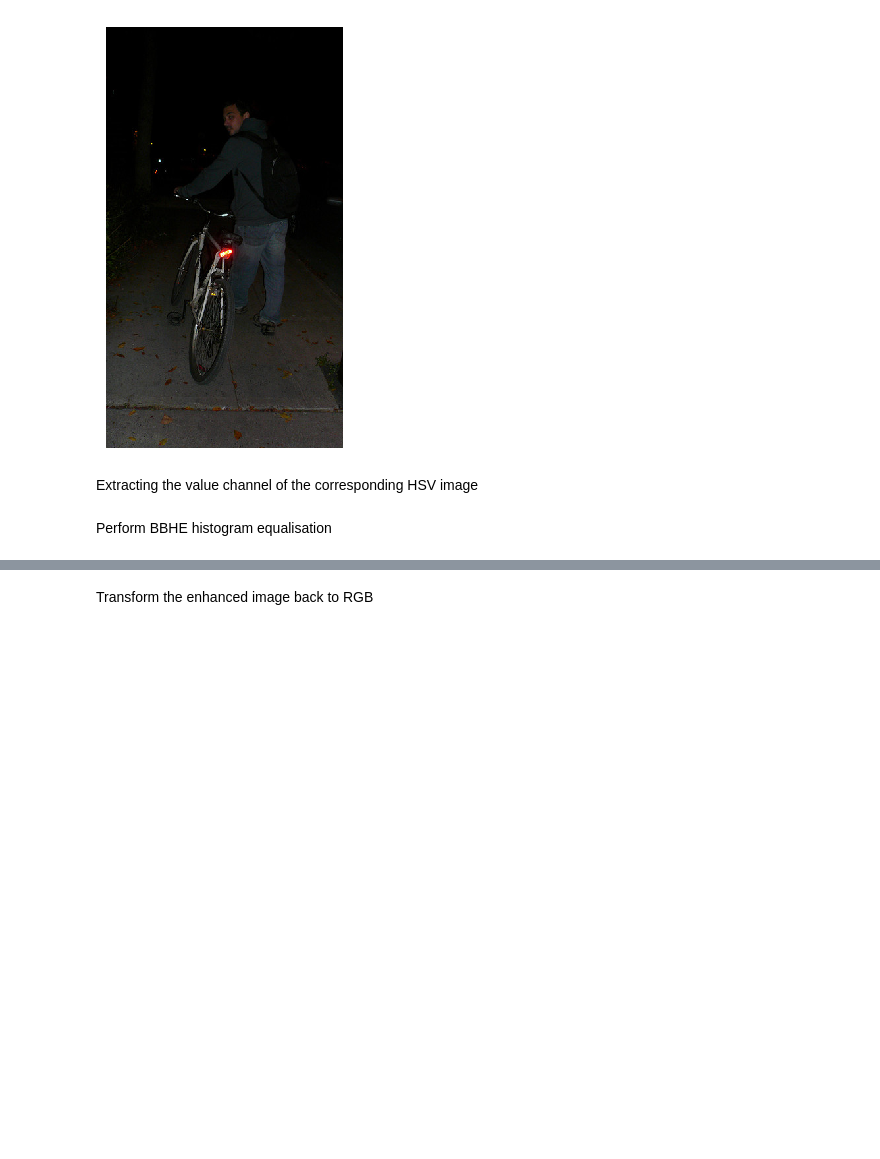
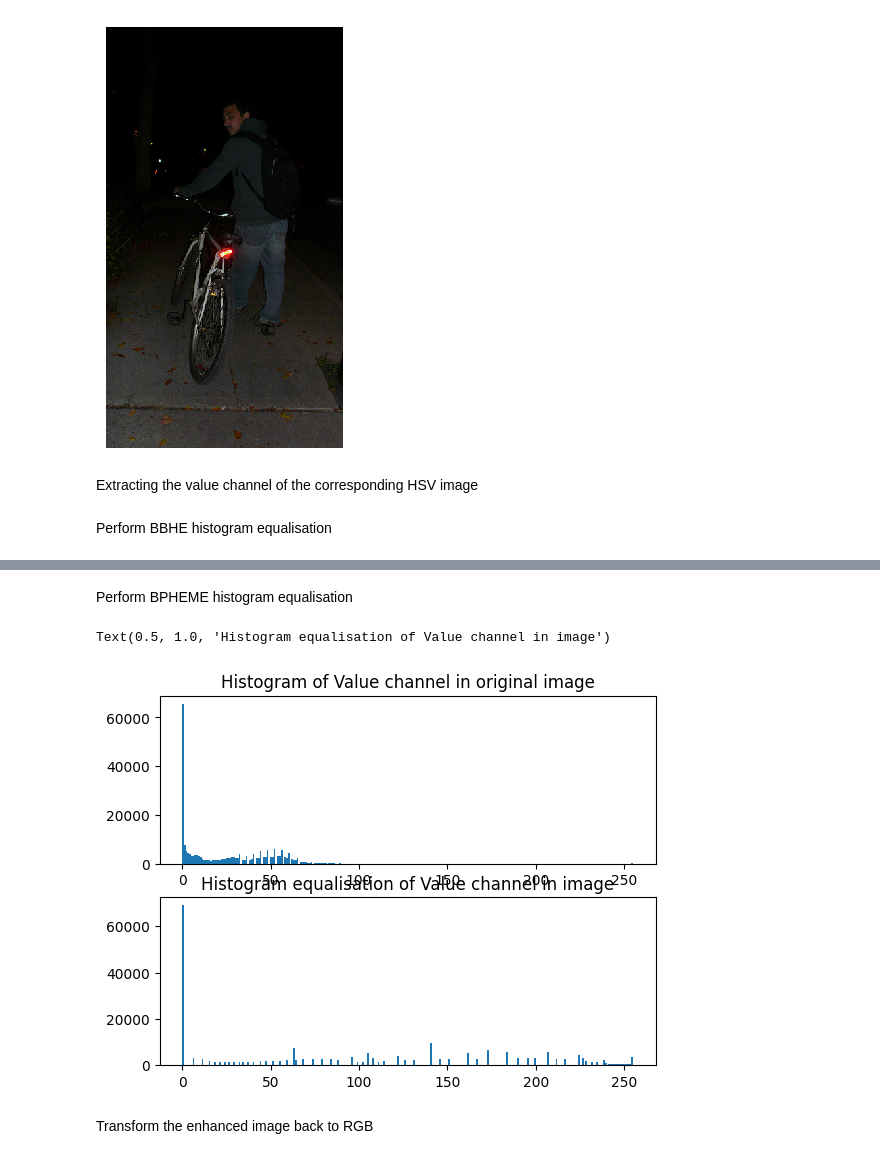
Before and after one commit to eaguiraud/34269_computer_imaging_and_spectroscopy, a Jupyter notebook: low_light_enhancement/BBHE.ipynb, the cells around one changed output, grey strips where cells are left out. Cells and saved outputs as stored; diff of their text form; code cells hidden in the pictures; blank space fills up the shorter version.

```diff
--- a/low_light_enhancement/BBHE.ipynb
+++ b/low_light_enhancement/BBHE.ipynb
@@ -55,3 +57,36 @@ Text(0.5, 1.0, 'Histogram equalisation of Value channel in image')
+# %% [markdown]
+Perform BPHEME histogram equalisation
+# %%
+peaks, _ = find_peaks(hist)
+
+if len(peaks) > 0:
+    V_peak = peaks[0]
+else:
+    V_peak = 0
+
+V_phigh = V[V > V_peak]
+V_plow = V[V <= V_peak]
+
+V_phhist = cv.equalizeHist(V_phigh)
+V_plhist = cv.equalizeHist(V_plow)
+
+V_BPHEME = np.zeros((V.ravel().shape[0], 1))
+
+V_BPHEME[V.ravel() <= V_peak] = V_plhist
+V_BPHEME[V.ravel() > V_peak] = V_phhist
+
+plt.figure()
+
+plt.subplot(2, 1, 1)
+plt.hist(V.ravel(), bins = 256)
+plt.title("Histogram of Value channel in original image")
+
+plt.subplot(2, 1, 2)
+plt.hist(V_BPHEME.ravel(), bins = 256)
+plt.title("Histogram equalisation of Value channel in image")
+# %% [output]
+Text(0.5, 1.0, 'Histogram equalisation of Value channel in image')
+[figure, added]
 # %% [markdown]
 Transform the enhanced image back to RGB
 # %%
```
Also changed, not shown: parts of 4 cells of this notebook, 1 other file.
